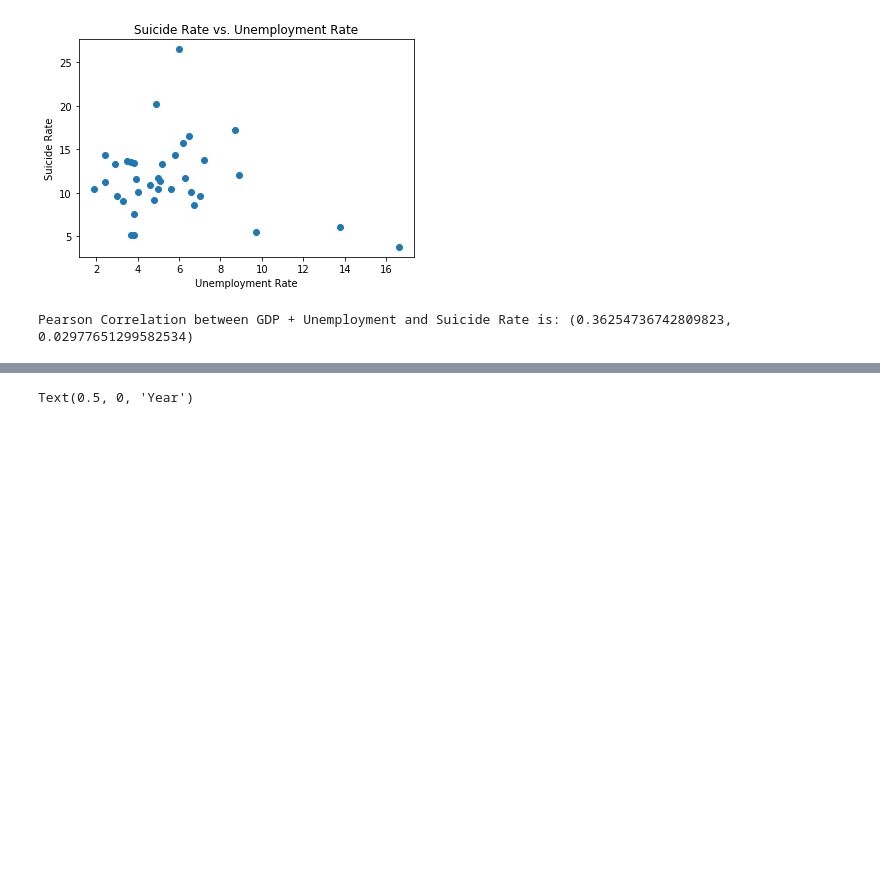
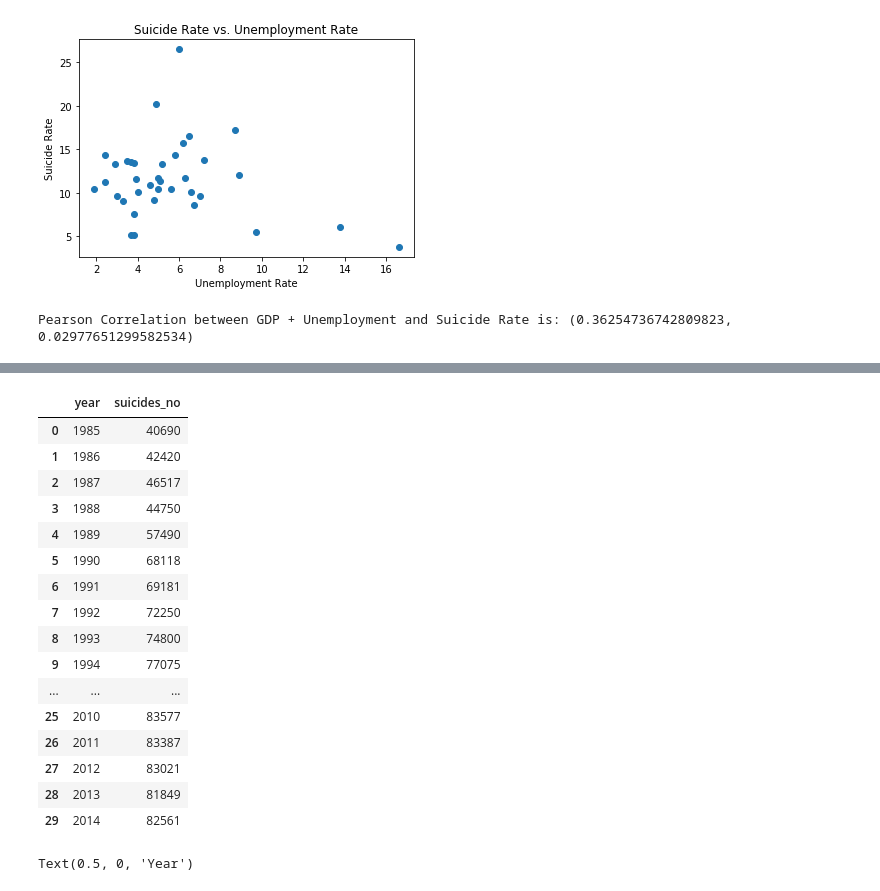
Before and after one commit to Yueeeeeeee/COGS9_Project, a Jupyter notebook: Algo.ipynb, the cells around one changed output, grey strips where cells are left out. Saved outputs shown, nothing was run; the diff lists cells and outputs as text; code cells hidden in the pictures; blank space fills up the shorter version.

```diff
--- a/Algo.ipynb
+++ b/Algo.ipynb
@@ -268,3 +296,47 @@ Pearson Correlation between Latitude + Sunny Days and Suicide Rate is: (0.301513
+# %%
+data = pd.read_csv('master.csv')
+data = data[data['year'] < 2015]
+df0 = data[['year', 'suicides_no']]
+df0 = df0.groupby(['year'], as_index=False).agg({'suicides_no': 'sum'})
+df1 = data[['year', 'sex', 'suicides_no']]
+df1 = df1.groupby(['year', 'sex'], as_index=False).agg({'suicides_no': 'sum'})
+df2 = data[['year', 'age', 'suicides_no']]
+df2 = df2.groupby(['year', 'age'], as_index=False).agg({'suicides_no': 'sum'})
+df2_1 = df2[df2['age']=='5-14 years']
+df2_2 = df2[df2['age']=='15-24 years']
+df2_3 = df2[df2['age']=='25-34 years']
+df2_4 = df2[df2['age']=='35-54 years']
+df2_5 = df2[df2['age']=='55-74 years']
+df2_6 = df2[df2['age']=='75+ years']
+young = pd.concat([df2_1, df2_2]).groupby(['year'], as_index=False).agg({'suicides_no': 'sum'})
+adult = pd.concat([df2_3, df2_4]).groupby(['year'], as_index=False).agg({'suicides_no': 'sum'})
+old = pd.concat([df2_5, df2_6]).groupby(['year'], as_index=False).agg({'suicides_no': 'sum'})
+old
+
+# 5-14 years
+# 15-24 years
+# 25-34 years
+# 35-54 years
+# 55-74 years
+# 75+ years
+# %% [output]
+|  | year | suicides_no |
+| 0 | 1985 | 40690 |
+| 1 | 1986 | 42420 |
+| 2 | 1987 | 46517 |
+| 3 | 1988 | 44750 |
+| 4 | 1989 | 57490 |
+| 5 | 1990 | 68118 |
+| 6 | 1991 | 69181 |
+| 7 | 1992 | 72250 |
+| 8 | 1993 | 74800 |
+| 9 | 1994 | 77075 |
+| ... | ... | ... |
+| 25 | 2010 | 83577 |
+| 26 | 2011 | 83387 |
+| 27 | 2012 | 83021 |
+| 28 | 2013 | 81849 |
+| 29 | 2014 | 82561 |
 # %%
 data = pd.read_csv('master.csv')
 data = data[data['year'] < 2015]
```
Also changed, not shown: parts of 6 cells of this notebook, 3 other files.
